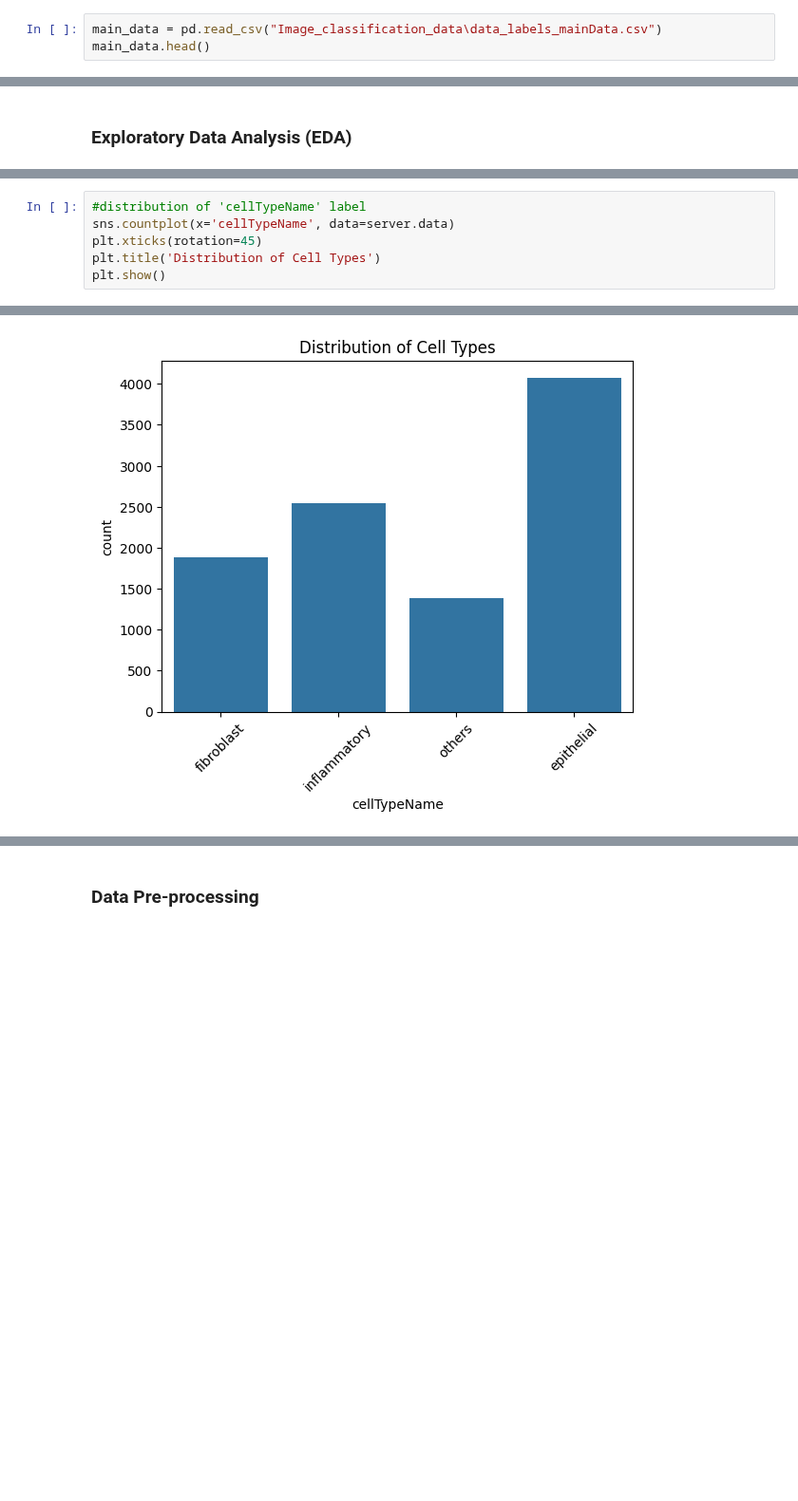
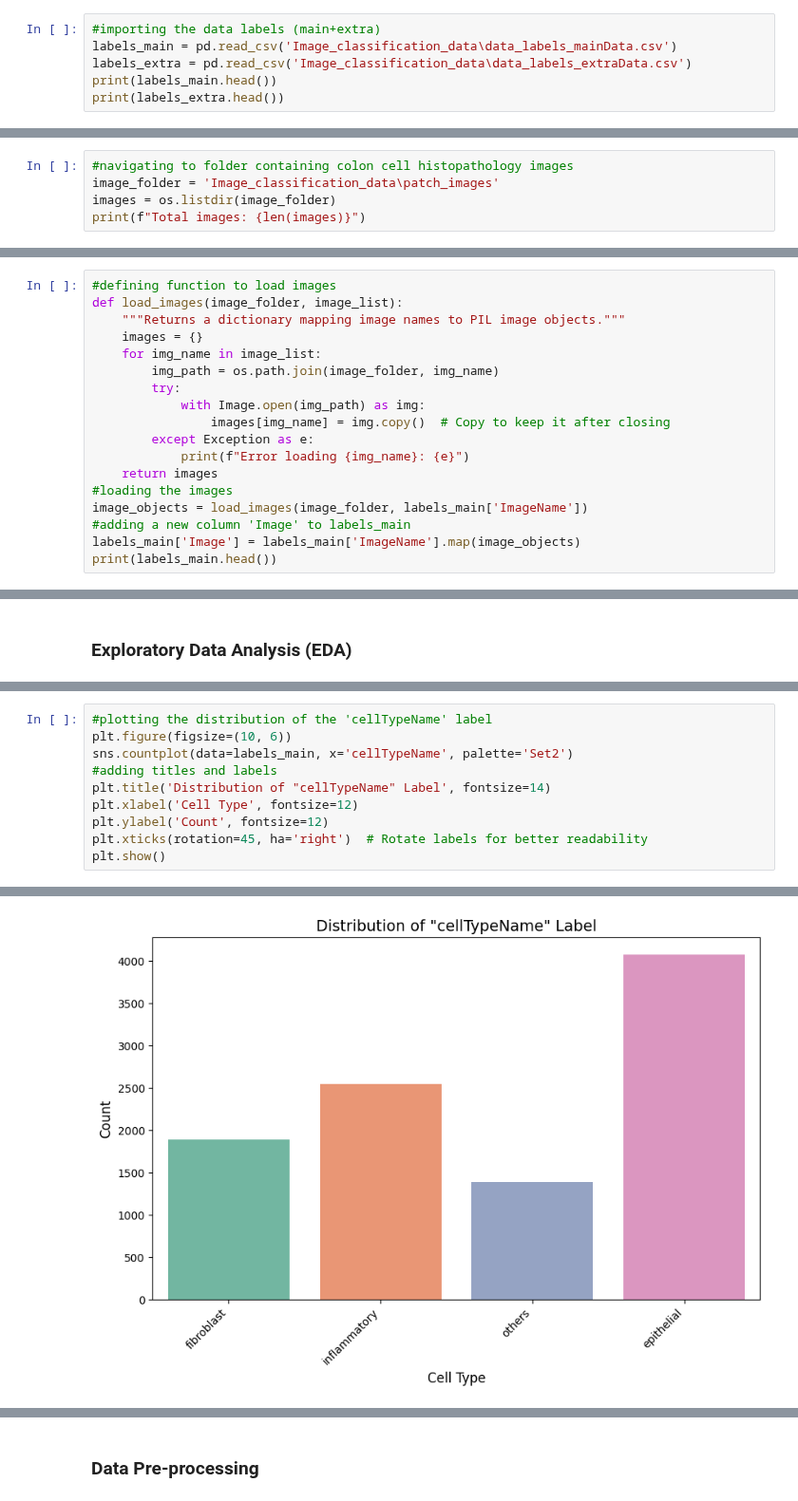
Before and after one commit to sheikhmunim/cml_assignment2, a Jupyter notebook: assignment_2.ipynb, the cells around one changed output, grey strips where cells are left out. Shown at 95% size. Cells and saved outputs as stored; diff of their text form; blank space fills up the shorter version.

```diff
--- a/assignment_2.ipynb
+++ b/assignment_2.ipynb
@@ -12,6 +12,9 @@ import numpy as np
 import seaborn as sns
 import random
 # %%
-main_data = pd.read_csv("Image_classification_data\data_labels_mainData.csv")
-main_data.head()
+#importing the data labels (main+extra)
+labels_main = pd.read_csv('Image_classification_data\data_labels_mainData.csv')
+labels_extra = pd.read_csv('Image_classification_data\data_labels_extraData.csv')
+print(labels_main.head())
+print(labels_extra.head())
 # %% [output]
@@ -76,0 +33,5 @@ class ColonCancerPatchServer:
+# %%
+#navigating to folder containing colon cell histopathology images
+image_folder = 'Image_classification_data\patch_images'
+images = os.listdir(image_folder)
+print(f"Total images: {len(images)}")
@@ -76,0 +51,18 @@ class ColonCancerPatchServer:
+# %%
+#defining function to load images
+def load_images(image_folder, image_list):
+    """Returns a dictionary mapping image names to PIL image objects."""
+    images = {}
+    for img_name in image_list:
+        img_path = os.path.join(image_folder, img_name)
+        try:
+            with Image.open(img_path) as img:
+                images[img_name] = img.copy()  # Copy to keep it after closing
+        except Exception as e:
+            print(f"Error loading {img_name}: {e}")
+    return images
+#loading the images
+image_objects = load_images(image_folder, labels_main['ImageName'])
+#adding a new column 'Image' to labels_main
+labels_main['Image'] = labels_main['ImageName'].map(image_objects)
+print(labels_main.head())
@@ -106,7 +131,11 @@ plt.show()
 # %%
-#distribution of 'cellTypeName' label
-sns.countplot(x='cellTypeName', data=server.data)
-plt.xticks(rotation=45)
-plt.title('Distribution of Cell Types')
+#plotting the distribution of the 'cellTypeName' label
+plt.figure(figsize=(10, 6))
+sns.countplot(data=labels_main, x='cellTypeName', palette='Set2')
+#adding titles and labels
+plt.title('Distribution of "cellTypeName" Label', fontsize=14)
+plt.xlabel('Cell Type', fontsize=12)
+plt.ylabel('Count', fontsize=12)
+plt.xticks(rotation=45, ha='right')  # Rotate labels for better readability
 plt.show()
 # %% [output]
@@ -113 +145 @@ plt.show()
-[figure, old version]
+[figure, new version]
```
Also changed, not shown: parts of 19 cells of this notebook.
